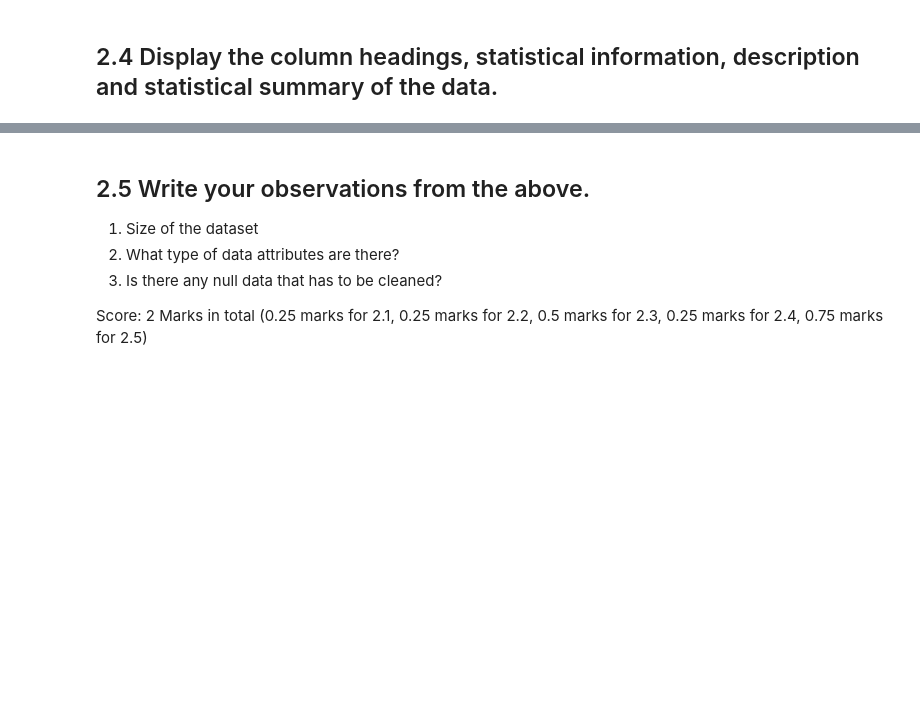
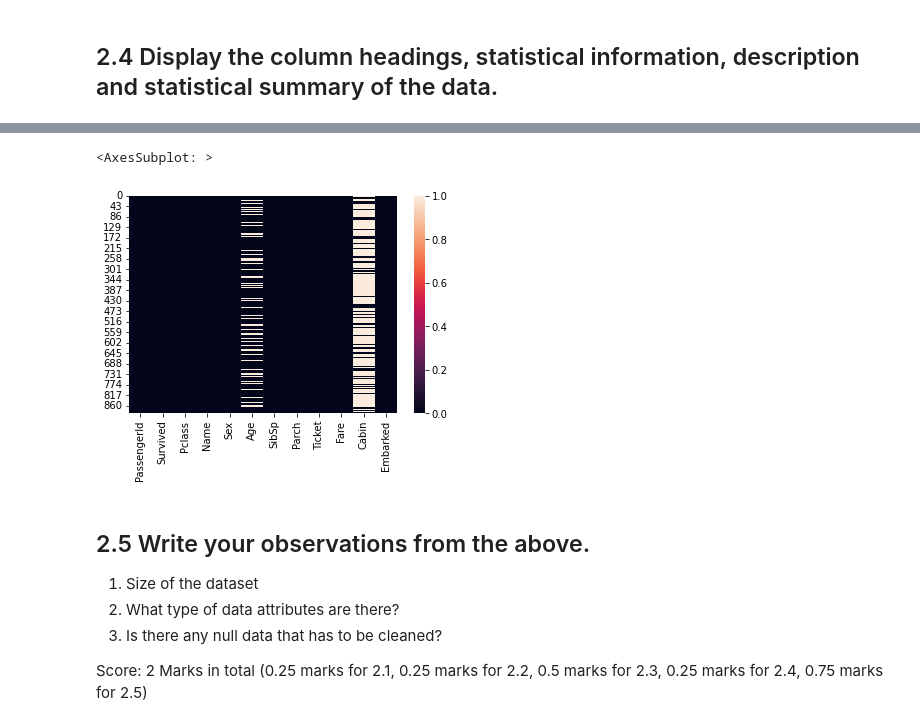
Before and after one commit to captrip/IDS-Assignment, a Jupyter notebook: IDS_Assignment_DSE-Sem2-1.ipynb, the cells around one changed output, grey strips where cells are left out. Saved outputs shown, nothing was run; the diff lists cells and outputs as text; code cells hidden in the pictures; blank space fills up the shorter version.

```diff
--- a/IDS_Assignment_DSE-Sem2-1.ipynb
+++ b/IDS_Assignment_DSE-Sem2-1.ipynb
@@ -74,3 +90,5 @@ be unique) from any public data source.
 ## 2.1 Download the data directly
 # %%
 ##---------Type the code below this line------------------##
+# %%
+ti = pd.read_csv('train.csv')
@@ -89,3 +161,8 @@ be unique) from any public data source.
+# %%
+sns.heatmap(ti.isnull())
+# %% [output]
+<AxesSubplot: >
+[figure, added]
 # %% [markdown]
 ## 2.5 Write your observations from the above.
 1. Size of the dataset
```
Also changed, not shown: parts of 6 cells of this notebook.
